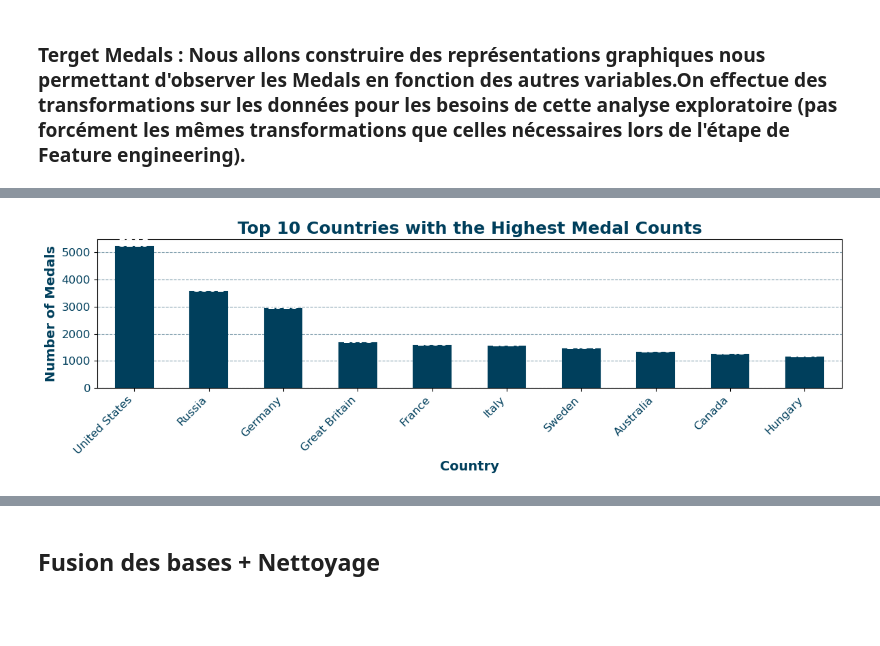
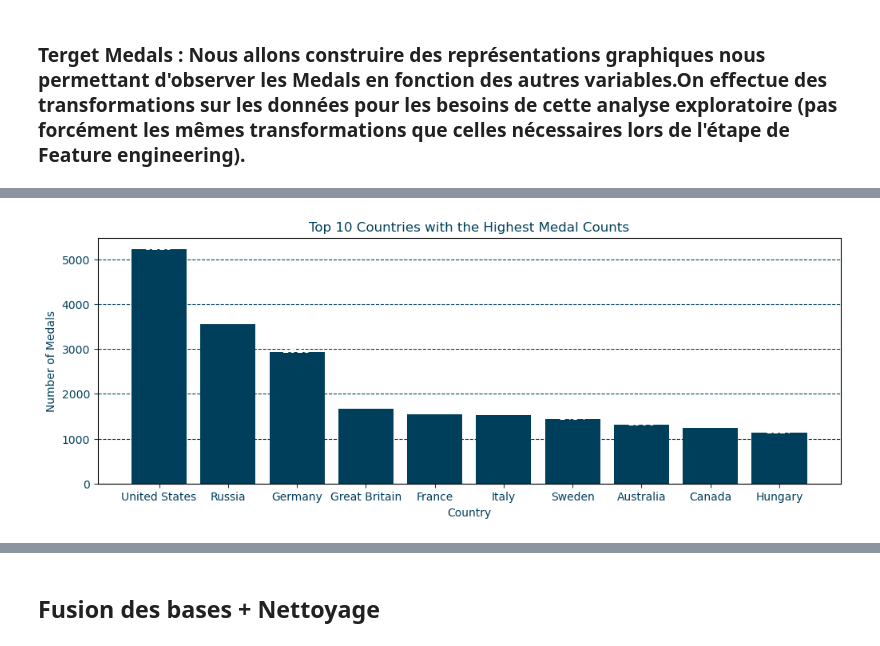
Before and after one commit to nastoo/tp-methodes-pour-analytique, a Jupyter notebook: Projet_GG.ipynb, the cells around one changed output, grey strips where cells are left out. Drawn from its saved outputs; the diff is of its cells as text; code cells hidden in the pictures; blank space fills up the shorter version.

```diff
--- a/Projet_GG.ipynb
+++ b/Projet_GG.ipynb
@@ -162,0 +173,2 @@ In [199] used 4.2 MiB RAM in 0.16s (system mean cpu 3%, single max cpu 100%), pe
+# %%
+df.drop_duplicates(inplace=True)
@@ -163,23 +177,17 @@ In [199] used 4.2 MiB RAM in 0.16s (system mean cpu 3%, single max cpu 100%), pe
 # %%
-# Calcul des 10 premiers pays ayant remporté le plus de médailles
 top_10_countries = df.groupby('Team')['Medal'].count().nlargest(10)
-total_medals = top_10_countries.sum()
 
-# Création d'un graphique à barres élégant et professionnel
-plt.figure(figsize=(12, 4))
-ax = top_10_countries.plot(kind='bar', color='#003f5c', edgecolor='#003f5c', linewidth=1.5)
-plt.title('Top 10 Countries with the Highest Medal Counts', fontsize=18, fontweight='bold', color='#003f5c')
-plt.xlabel('Country', fontsize=14, fontweight='bold', color='#003f5c')
-plt.ylabel('Number of Medals', fontsize=14, fontweight='bold', color='#003f5c')
-plt.xticks(rotation=45, ha='right', fontsize=12, color='#003f5c')
-plt.yticks(fontsize=12, color='#003f5c')
-plt.grid(axis='y', linestyle='--', alpha=0.5, color='#003f5c')
-plt.tight_layout()
+fig, ax = plt.subplots(figsize=(12, 4))
+ax.bar(top_10_countries.index, top_10_countries.values, color='#003f5c')
+ax.set_title('Top 10 Countries with the Highest Medal Counts', color='#003f5c')
+ax.set_xlabel('Country', color='#003f5c')
+ax.set_ylabel('Number of Medals', color='#003f5c')
+ax.tick_params(axis='both', colors='#003f5c')
+ax.grid(axis='y', linestyle='--', color='#003f5c')
 
-# Ajout d'annotations pour chaque barre
 for i, country in enumerate(top_10_countries.index):
-    plt.text(i, top_10_countries[country] + 0.5, str(top_10_countries[country]), color='white', fontsize=12, fontweight='bold', ha='center')
+    ax.text(i, top_10_countries[country] + 0.5, str(top_10_countries[country]), color='white', ha='center')
 
 plt.show()
 # %% [output]
-[figure, old version]
+[figure, new version]
```
Also changed, not shown: parts of 24 cells of this notebook.
